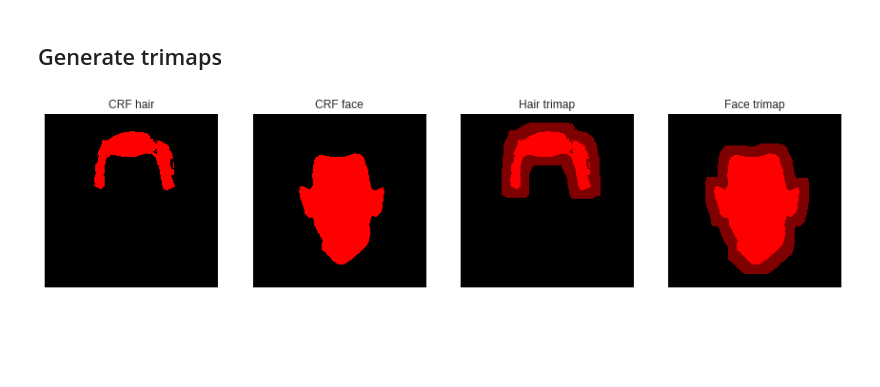
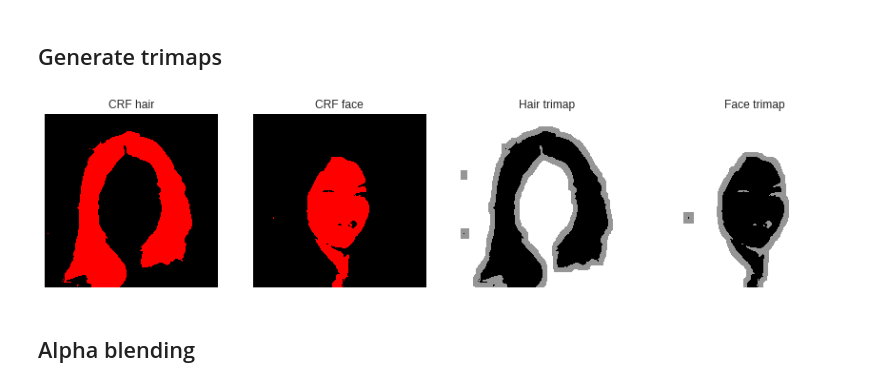
Before and after one commit to betogaona7/hairstyle, a Jupyter notebook: HS-Segment-Technique/Unet_CRF_keras.ipynb, the cells around one changed output. Cells and saved outputs as stored; diff of their text form; code cells hidden in the pictures; blank space fills up the shorter version.

Commit message:
add image matting

```diff
--- a/HS-Segment-Technique/Unet_CRF_keras.ipynb
+++ b/HS-Segment-Technique/Unet_CRF_keras.ipynb
@@ -262,7 +262,7 @@ images = np.load('data/LFW-keras/images-192.npy')
 masks = np.load('data/LFW-keras/masks-192.npy')
 
 
-id_img = 68
+id_img = 47
 
 original = images[id_img]
 image = images[id_img].reshape(1, 192, 192, 3).astype(float)
@@ -297,7 +297,7 @@ def CRF(orginal, prediction, c, iteractions=5):
   d = dcrf.DenseCRF2D(original.shape[1], original[3].shape[0], n_labels)
   U = unary_from_labels(labels, n_labels, gt_prob=0.9, zero_unsure=False)
   d.setUnaryEnergy(U)
-  d.addPairwiseGaussian(sxy=(3, 3), compat=4, kernel=dcrf.DIAG_KERNEL, normalization=dcrf.NORMALIZE_SYMMETRIC)
+  d.addPairwiseGaussian(sxy=(3, 3), compat=3, kernel=dcrf.DIAG_KERNEL, normalization=dcrf.NORMALIZE_SYMMETRIC)
   d.addPairwiseBilateral(sxy=(80, 80), srgb=(13, 13, 13), rgbim=original,
                        compat=10,
                        kernel=dcrf.DIAG_KERNEL,
@@ -344,10 +343,12 @@ def get_trimap(img, size, number):
 # %%
-size = 10
+size = 5
 number = 1
 
-hair_trimap = get_trimap(crf_hair_image, size, number)
-face_trimap = get_trimap(crf_face_image, size, number)
+hair_trimap = get_trimap(crf_hair_image, size, number)[:,:,0]
+face_trimap = get_trimap(crf_face_image, size, number)[:,:,0]
 
 plot_imgs([crf_hair_image, crf_face_image, hair_trimap, face_trimap], ["CRF hair",  "CRF face", "Hair trimap", "Face trimap" ], (15, 15))
 # %% [output]
-[figure, old version]
+[figure, new version]
+# %% [markdown]
+## Alpha blending
```
Also changed, not shown: parts of 20 cells of this notebook.
